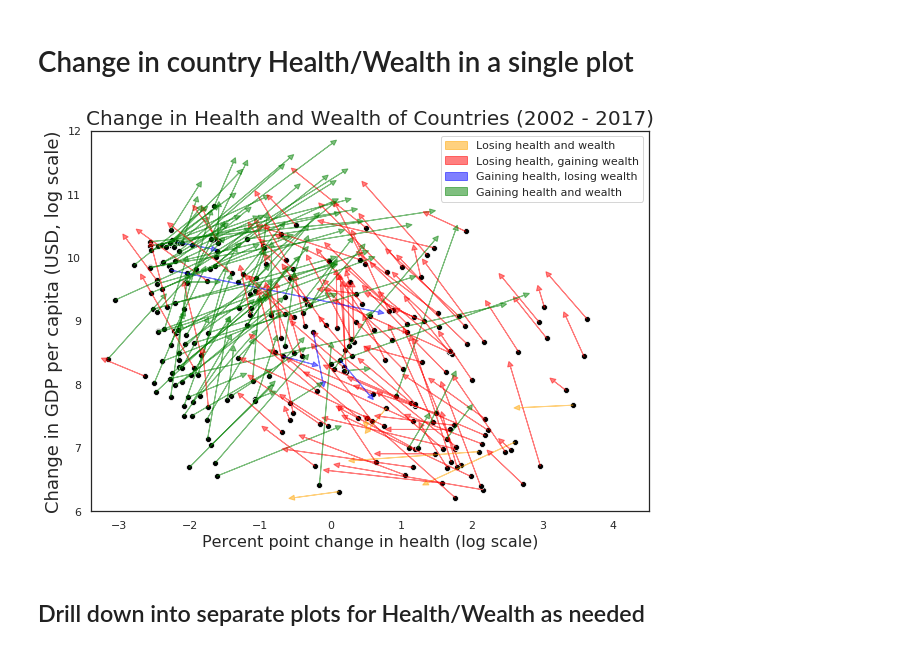
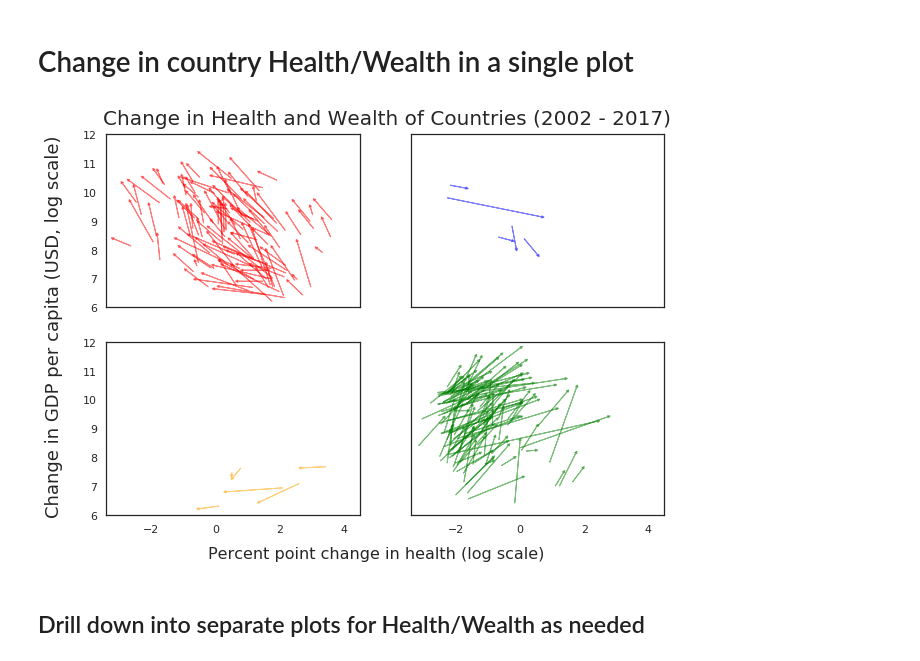
Before and after one commit to samirgadkari/cia_factbook_analysis, a Jupyter notebook: Project1.ipynb, the cells around one changed output. Drawn from its saved outputs; the diff is of its cells as text; code cells hidden in the pictures.

```diff
--- a/Project1.ipynb
+++ b/Project1.ipynb
@@ -636,77 +636,68 @@ ax[1].set_title('Health and Wealth of countries (2017)');
 # %% [markdown]
 # Change in country Health/Wealth in a single plot
 # %%
-ax = plt.figure(figsize=(10, 7))
-
 plot_df = pd.DataFrame()
 plot_df['2002 Health'] = np.log(data['2002 Health'])
 plot_df['2002 Wealth'] = np.log(data['2002 Wealth'])
 
 sns.set_style('white')
-ax = sns.scatterplot(data = plot_df,
-                     x = '2002 Health',
-                     y = '2002 Wealth',
-                     color = 'black')
-plt.xlabel('Percent point change in health (log scale)', fontsize = 16)
-plt.ylabel('Change in GDP per capita (USD, log scale)', fontsize = 18)
-plt.title('Change in Health and Wealth of Countries (2002 - 2017)',
+fig, ax = plt.subplots(2, 2, figsize = (10,7), sharex = True, sharey = True)
+
+fig.text(0.12, 0.9, 'Change in Health and Wealth of Countries (2002 - 2017)',
          fontsize = 20)
+fig.text(0.5, 0.04, 'Percent point change in health (log scale)',
+         fontsize = 16, ha='center')
+fig.text(0.04, 0.5, 'Change in GDP per capita (USD, log scale)',
+         fontsize = 18, va='center', rotation='vertical')
 
 arrow_head_width  = 0.08
 arrow_head_length = 0.08
 
-ax.set_xlim((-3.4, 4.5))
-ax.set_ylim((6, 12))
+ax[0, 0].set_xlim((-3.4, 4.5))
+ax[0, 0].set_ylim((6, 12))
+ax[0, 1].set_xlim((-3.4, 4.5))
+ax[0, 1].set_ylim((6, 12))
+ax[1, 0].set_xlim((-3.4, 4.5))
+ax[1, 0].set_ylim((6, 12))
+ax[1, 1].set_xlim((-3.4, 4.5))
+ax[1, 1].set_ylim((6, 12))
 arrow_begin_x  = np.log(data['2002 Health'].values)
 arrow_begin_y  = np.log(data['2002 Wealth'].values)
 delta_x        = np.log(data['2017 Health'].values) - arrow_begin_x
 delta_y        = np.log(data['2017 Wealth'].values) - arrow_begin_y
 
 for i in range(len(data['2002 Health'])):
   # print('bx, by, ex, ey', arrow_begin_x[i], arrow_begin_y[i], delta_x[i], delta_y[i])
 
+  axis = ax[0, 0]
   color = ''
   if (delta_x[i] < 0.0) and (delta_y[i] < 0.0):
     color = 'orange'
+    axis = ax[1, 0]
   elif delta_x[i] < 0.0:
     color = 'red'
+    axis = ax[0, 0]
   elif delta_y[i] < 0.0:
     color = 'blue'
+    axis = ax[0, 1]
   else:
     color = 'green'
+    axis = ax[1, 1]
 
-  ax.arrow(arrow_begin_x[i],
-           arrow_begin_y[i],
-           delta_x[i],
-           delta_y[i],
-           head_width = arrow_head_width,
-           head_length = arrow_head_length,
-           fc = color,
-           ec = color,
-           alpha = 0.5)
+  axis.plot(arrow_begin_x[i], arrow_begin_y[i], color = color)
+  axis.arrow(arrow_begin_x[i],
+             arrow_begin_y[i],
+             delta_x[i],
+             delta_y[i],
+             head_width = arrow_head_width,
+             head_length = arrow_head_length,
+             fc = color,
+             ec = color,
+             alpha = 0.5)
 
-arrow_orange = ax.arrow(0, 0, 0.66, 0,
-         head_width  = arrow_head_width,
-         head_length = arrow_head_length,
-         fc = 'orange', ec = 'orange', alpha = 0.5)
-arrow_red = ax.arrow(0, 0, 0.66, 0,
-         head_width  = arrow_head_width,
-         head_length = arrow_head_length,
-         fc = 'red', ec = 'red', alpha = 0.5)
-arrow_blue = ax.arrow(0, 0, 0.66, 0,
-         head_width  = arrow_head_width,
-         head_length = arrow_head_length,
-         fc = 'blue', ec = 'blue', alpha = 0.5)
-arrow_green = ax.arrow(0, 0, 0.66, 0,
-         head_width  = arrow_head_width,
-         head_length = arrow_head_length,
-         fc = 'green', ec = 'green', alpha = 0.5)
-ax.legend((arrow_orange, arrow_red, arrow_blue, arrow_green),
-          ('Losing health and wealth', 'Losing health, gaining wealth',
-           'Gaining health, losing wealth', 'Gaining health and wealth'),
-          loc = 'best');
+plt.show()
 # %% [output]
-[figure, old version]
+[figure, new version]
 # %% [markdown]
 ## Drill down into separate plots for Health/Wealth as needed
 # %%
```
